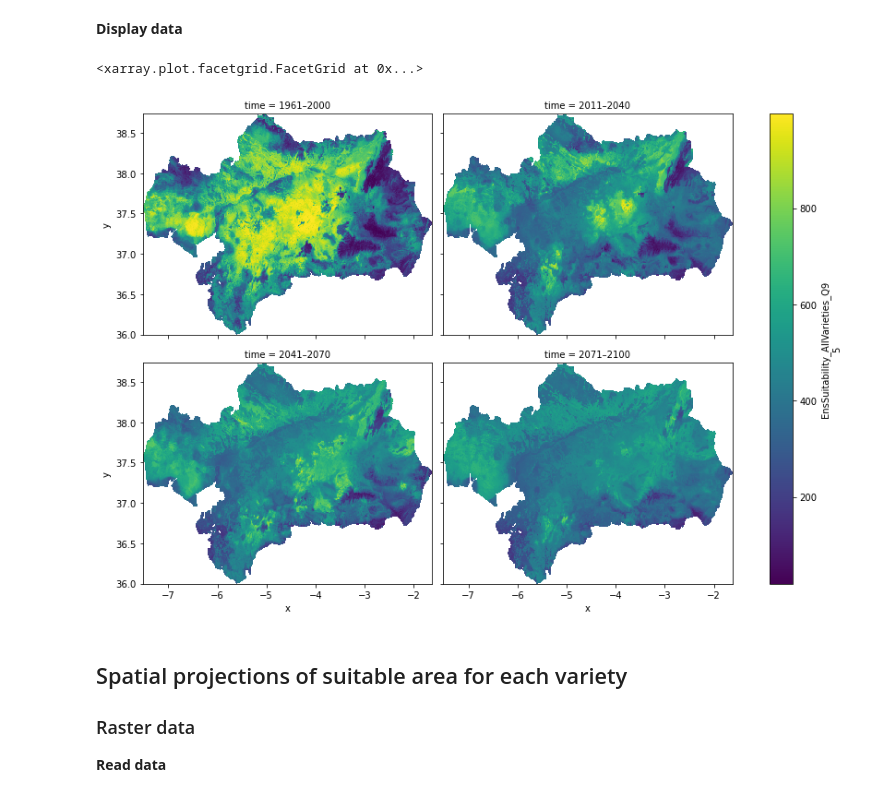
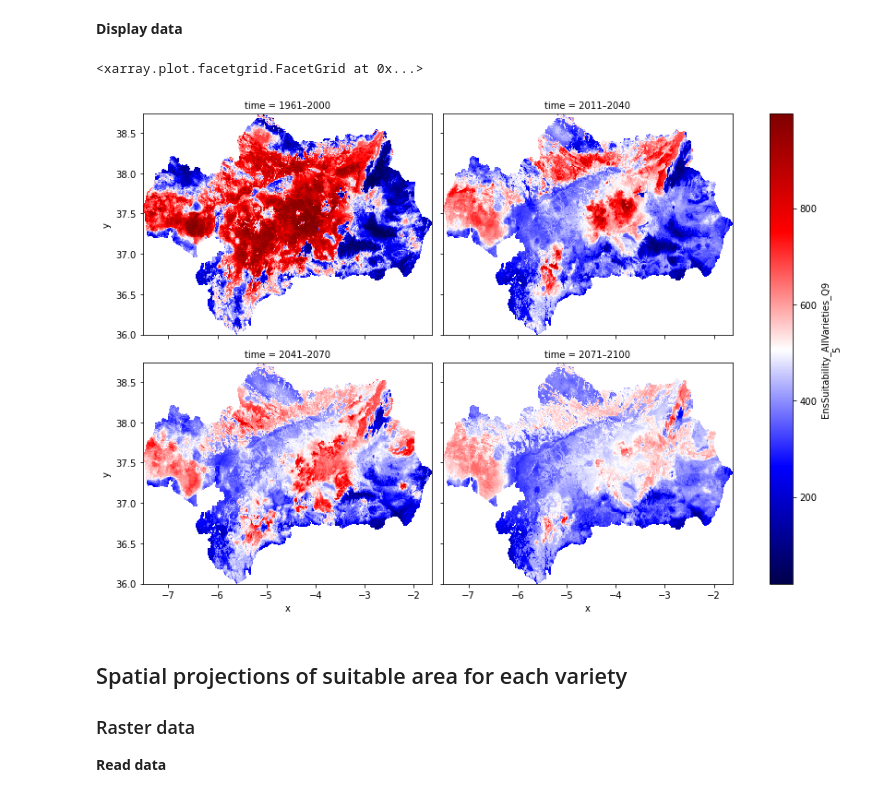
Before and after one commit to Vizzuality/ecf-agricultural-climate-impact, a Jupyter notebook: data/notebooks/Lab/09_Datos_Olivar.ipynb, the cells around one changed output. Drawn from its saved outputs; the diff is of its cells as text; code cells hidden in the pictures.

```diff
--- a/data/notebooks/Lab/09_Datos_Olivar.ipynb
+++ b/data/notebooks/Lab/09_Datos_Olivar.ipynb
@@ -130,10 +130,10 @@ for i, year in enumerate(years_file.keys()):
 # %% [markdown]
 **Display data**
 # %%
-xds['EnsSuitability_AllVarieties_Q95'].plot(x="x", y="y", col="time", col_wrap=2, figsize=(12,8))
+xds['EnsSuitability_AllVarieties_Q95'].plot(x="x", y="y", col="time", col_wrap=2, cmap='seismic', figsize=(12,8))
 # %% [output]
 <xarray.plot.facetgrid.FacetGrid at 0x...>
-[figure, old version]
+[figure, new version]
 # %% [markdown]
 ## Spatial projections of suitable area for each variety
 ### Raster data
```
